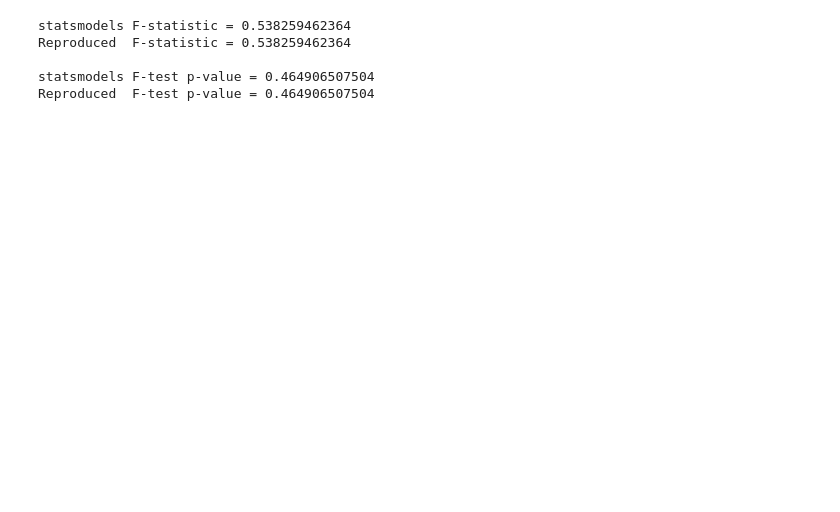
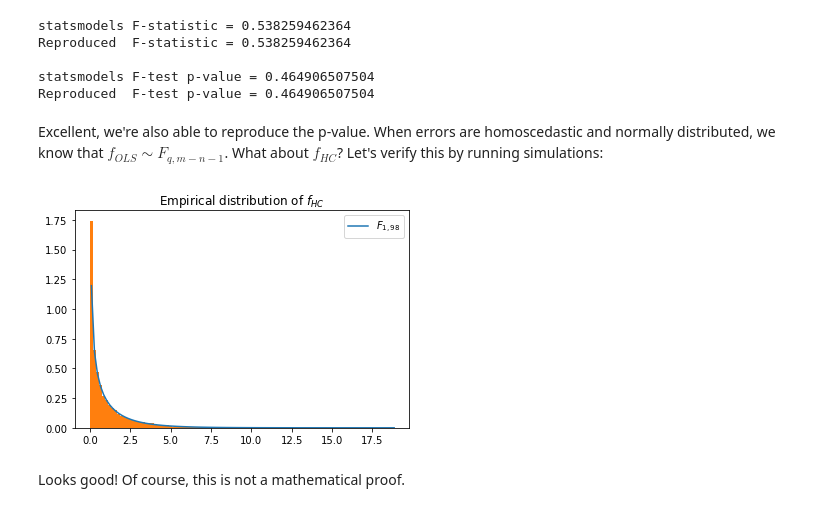
Before and after one commit to siavashaslanbeigi/stats_notes, a Jupyter notebook: linreg_assumptions.ipynb, the cells around one changed output. Saved outputs shown, nothing was run; the diff lists cells and outputs as text; code cells hidden in the pictures; blank space fills up the shorter version.

Commit message:
More discussion on F-test with heteroscedasticity.

```diff
--- a/linreg_assumptions.ipynb
+++ b/linreg_assumptions.ipynb
@@ -1002,18 +1014,41 @@ Reproduced  F-statistic = 631.65822597
 # %%
-R2 = np.array([[2/0.3, -1.0]])
-q2, _ = R2.shape
+R2 = np.array([[2, -0.3]])
 R2_beta = R2.dot(model_hc1.params)
 
 statsmodels_f2 = model_hc1.f_test(R2)
-ftest2 = R2_beta.T.dot(np.linalg.inv(R2.dot(model_hc1.cov_params()).dot(R2.T))).dot(R2_beta) / q
+ftest2 = R2_beta.T.dot(np.linalg.inv(R2.dot(model_hc1.cov_params()).dot(R2.T))).dot(R2_beta) / R2.shape[0]
 print("statsmodels F-statistic = {}".format(statsmodels_f2.fvalue[0, 0]))
 print("Reproduced  F-statistic = {}".format(ftest2))
 print("")
 print("statsmodels F-test p-value = {}".format(statsmodels_f2.pvalue))
-print("Reproduced  F-test p-value = {}".format(1 - stats.f.cdf(ftest2, q2, m_het - p_het)))
+print("Reproduced  F-test p-value = {}".format(1 - stats.f.cdf(ftest2, R2.shape[0], m_het - p_het)))
 # %% [output]
 statsmodels F-statistic = 0.538259462364
 Reproduced  F-statistic = 0.538259462364
 
 statsmodels F-test p-value = 0.464906507504
 Reproduced  F-test p-value = 0.464906507504
+# %% [markdown]
+Excellent, we're also able to reproduce the p-value. When errors are homoscedastic and normally distributed, we know that $f_{OLS} \sim F_{q, m-n-1}$. What about $f_{HC}$? Let's verify this by running simulations:
+# %%
+# Number of times to compute t values
+fvals = []
+
+for i in range(10000):
+    # Simulate y
+    y_ = X_het.dot(betas_het) + het_sigmas * np.random.normal(size=m_het)
+    # Fit model
+    model_ = regression.linear_model.OLS(y_, X_het).fit(cov_type="HC1")
+    fval_ = model_.f_test(R2)
+    fvals.append(fval_.fvalue[0, 0])
+
+# Plot results
+fx = np.linspace(0.1, max(fvals), 100)
+plt.plot(fx, stats.f.pdf(fx, R2.shape[0], m_het - p_het), label=r"$F_{1,98}$")
+plt.hist(fvals, bins=100, normed=True)
+plt.title("Empirical distribution of " + r"$f_{HC}$")
+plt.legend();
+# %% [output]
+[figure, added]
+# %% [markdown]
+Looks good! Of course, this is not a mathematical proof.
```
Also changed, not shown: parts of 5 cells of this notebook.
